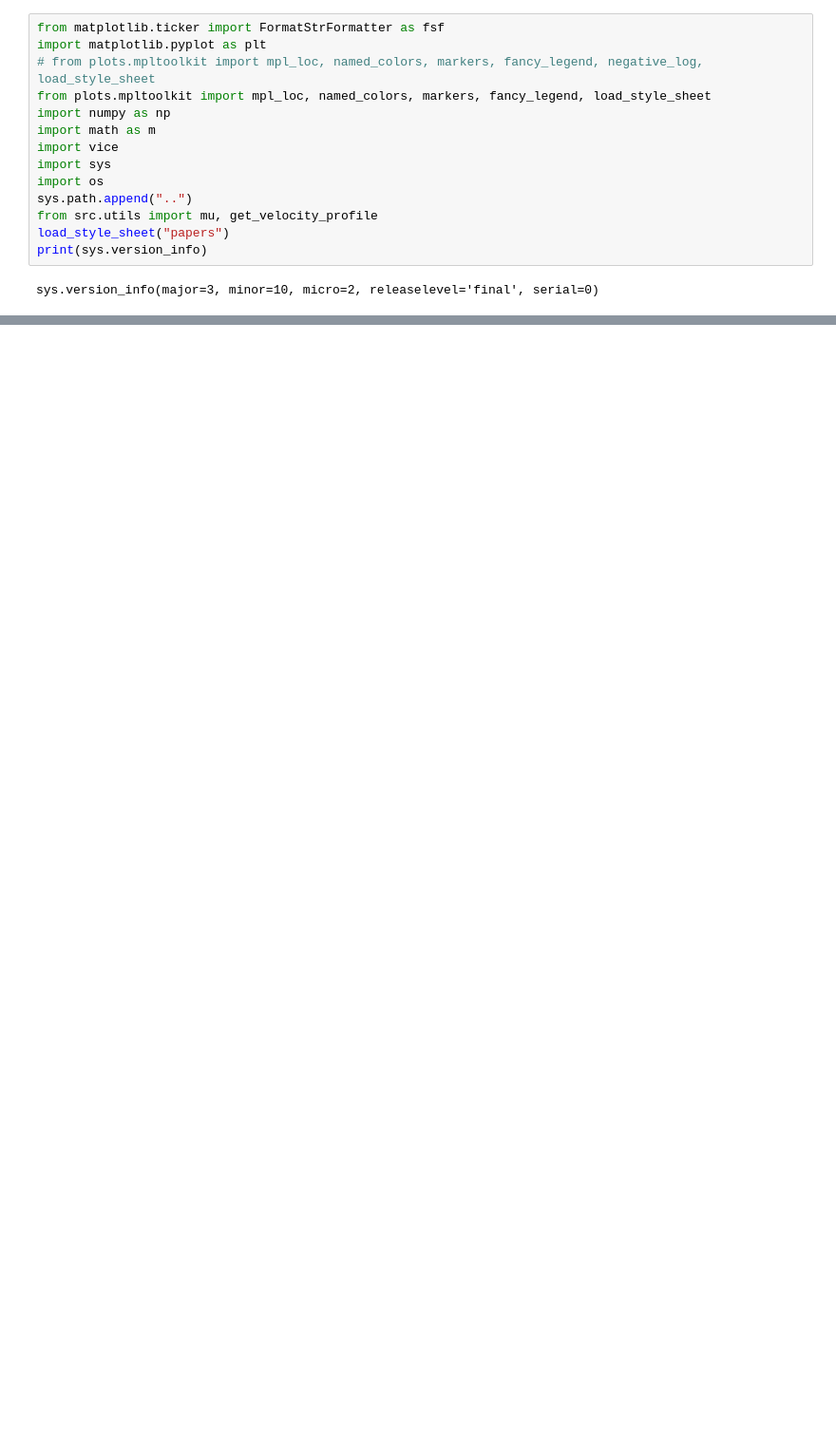
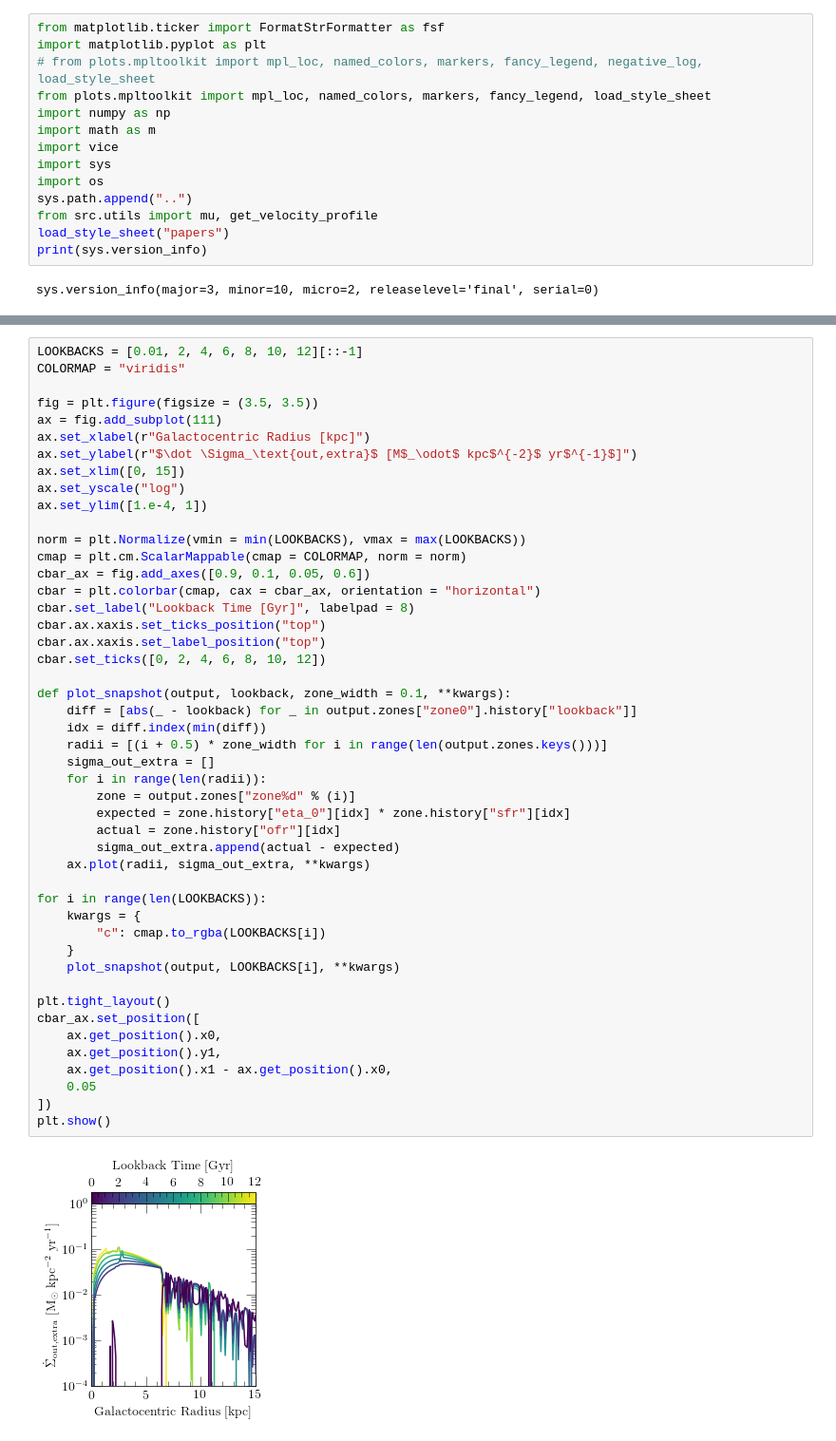
Before and after one commit to giganano/radial-flows, a Jupyter notebook: notebooks/mass-error.ipynb, the cells around one changed output, grey strips where cells are left out. Shown at 95% size. Saved outputs shown, nothing was run; the diff lists cells and outputs as text; blank space fills up the shorter version.

```diff
--- a/notebooks/mass-error.ipynb
+++ b/notebooks/mass-error.ipynb
@@ -91,0 +92,49 @@ plt.show()
+# %%
+LOOKBACKS = [0.01, 2, 4, 6, 8, 10, 12][::-1]
+COLORMAP = "viridis"
+
+fig = plt.figure(figsize = (3.5, 3.5))
+ax = fig.add_subplot(111)
+ax.set_xlabel(r"Galactocentric Radius [kpc]")
+ax.set_ylabel(r"$\dot \Sigma_\text{out,extra}$ [M$_\odot$ kpc$^{-2}$ yr$^{-1}$]")
+ax.set_xlim([0, 15])
+ax.set_yscale("log")
+ax.set_ylim([1.e-4, 1])
+
+norm = plt.Normalize(vmin = min(LOOKBACKS), vmax = max(LOOKBACKS))
+cmap = plt.cm.ScalarMappable(cmap = COLORMAP, norm = norm)
+cbar_ax = fig.add_axes([0.9, 0.1, 0.05, 0.6])
+cbar = plt.colorbar(cmap, cax = cbar_ax, orientation = "horizontal")
+cbar.set_label("Lookback Time [Gyr]", labelpad = 8)
+cbar.ax.xaxis.set_ticks_position("top")
+cbar.ax.xaxis.set_label_position("top")
+cbar.set_ticks([0, 2, 4, 6, 8, 10, 12])
+
+def plot_snapshot(output, lookback, zone_width = 0.1, **kwargs):
+    diff = [abs(_ - lookback) for _ in output.zones["zone0"].history["lookback"]]
+    idx = diff.index(min(diff))
+    radii = [(i + 0.5) * zone_width for i in range(len(output.zones.keys()))]
+    sigma_out_extra = []
+    for i in range(len(radii)):
+        zone = output.zones["zone%d" % (i)]
+        expected = zone.history["eta_0"][idx] * zone.history["sfr"][idx]
+        actual = zone.history["ofr"][idx]
+        sigma_out_extra.append(actual - expected)
+    ax.plot(radii, sigma_out_extra, **kwargs)
+
+for i in range(len(LOOKBACKS)):
+    kwargs = {
+        "c": cmap.to_rgba(LOOKBACKS[i])
+    }
+    plot_snapshot(output, LOOKBACKS[i], **kwargs)
+
+plt.tight_layout()
+cbar_ax.set_position([
+    ax.get_position().x0,
+    ax.get_position().y1,
+    ax.get_position().x1 - ax.get_position().x0,
+    0.05
+])
+plt.show()
+# %% [output]
+[figure, added]
```
Also changed, not shown: parts of 2 cells of this notebook, 10 other files.
